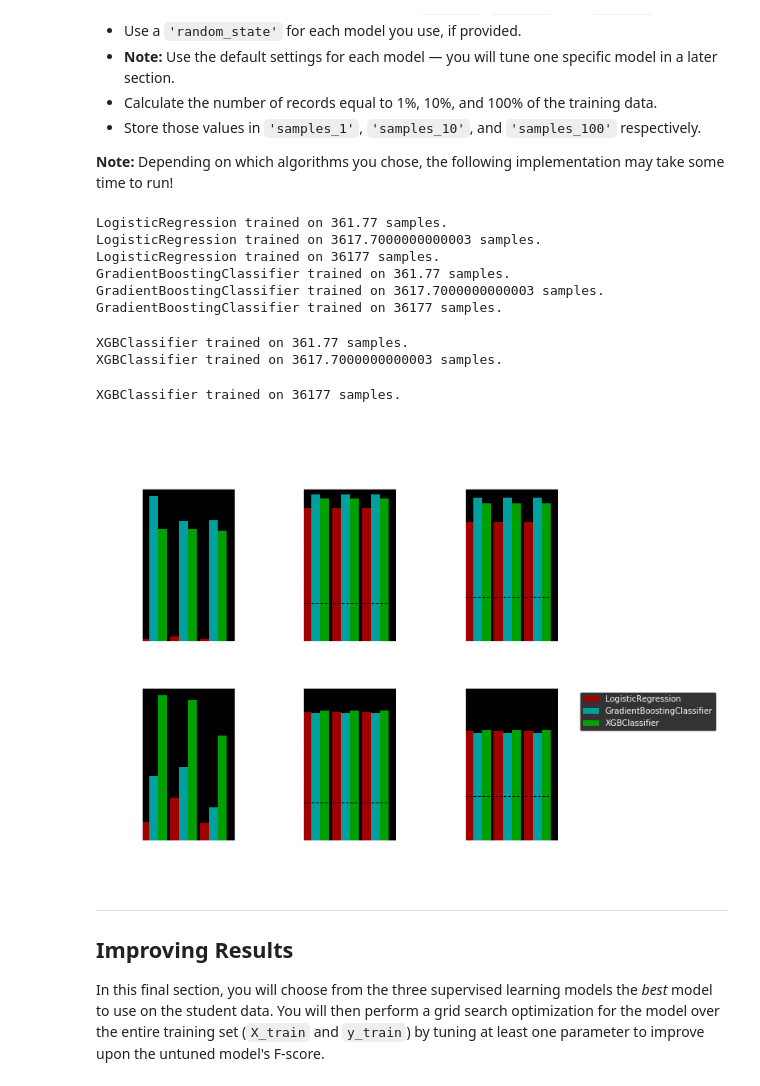
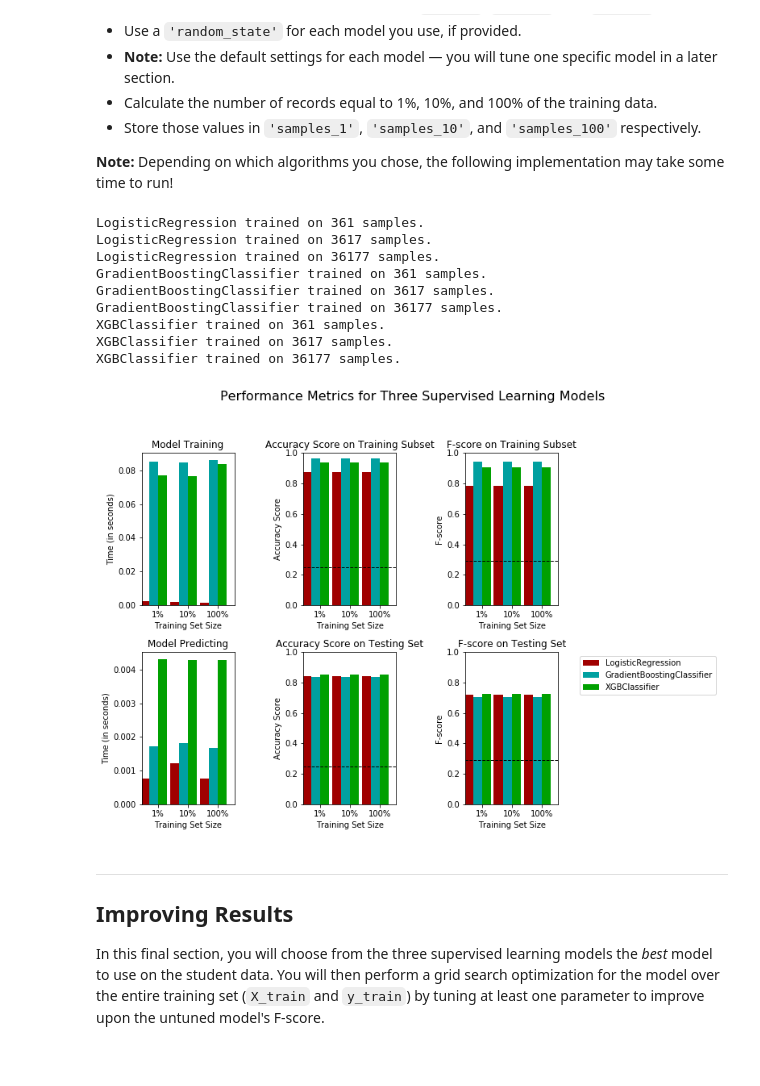
Before and after one commit to matheus-asilva/machine_learning_nd, a Jupyter notebook: supervised_learning/project/finding_donors.ipynb, the cells around one changed output. Drawn from its saved outputs; the diff is of its cells as text; code cells hidden in the pictures.

```diff
--- a/supervised_learning/project/finding_donors.ipynb
+++ b/supervised_learning/project/finding_donors.ipynb
@@ -392,40 +381,41 @@ In the code cell, you will need to implement the following:
 # %%
 # Import the three supervised learning models from sklearn
 from sklearn.linear_model import LogisticRegression
 from sklearn.ensemble import GradientBoostingClassifier
 from xgboost import XGBClassifier
+warnings.filterwarnings('ignore')
 
 # Initialize the three models
 clf_A = LogisticRegression(random_state=42)
 clf_B = GradientBoostingClassifier(random_state=42)
 clf_C = XGBClassifier(random_state=42)
 
 # Calculate the number of samples for 1%, 10%, and 100% of the training data
 samples_100 = len(y_train)
-samples_10  = len(y_train) * .1
-samples_1   = len(y_train) * .01
+samples_10  = int(len(y_train) * .1)
+samples_1   = int(len(y_train) * .01)
 
 # Collect results on the learners
 results = {}
 for clf in [clf_A, clf_B, clf_C]:
     clf_name = clf.__class__.__name__
     results[clf_name] = {}
     for i, samples in enumerate([samples_1, samples_10, samples_100]):
         results[clf_name][i] =         train_predict(clf, samples, X_train, y_train, X_test, y_test)
 
 # Run metrics visualization for the three supervised learning models chosen
 vs.evaluate(results, accuracy, fscore)
 # %% [output]
-LogisticRegression trained on 361.77 samples.
-LogisticRegression trained on 3617.7000000000003 samples.
+LogisticRegression trained on 361 samples.
+LogisticRegression trained on 3617 samples.
 LogisticRegression trained on 36177 samples.
-GradientBoostingClassifier trained on 361.77 samples.
-GradientBoostingClassifier trained on 3617.7000000000003 samples.
+GradientBoostingClassifier trained on 361 samples.
+GradientBoostingClassifier trained on 3617 samples.
 GradientBoostingClassifier trained on 36177 samples.
+XGBClassifier trained on 361 samples.
+XGBClassifier trained on 3617 samples.
+XGBClassifier trained on 36177 samples.
-XGBClassifier trained on 361.77 samples.
-XGBClassifier trained on 3617.7000000000003 samples.
-XGBClassifier trained on 36177 samples.
-[figure, old version]
+[figure, new version]
 # %% [markdown]
 ----
 ## Improving Results
```
Also changed, not shown: parts of 9 cells of this notebook.
